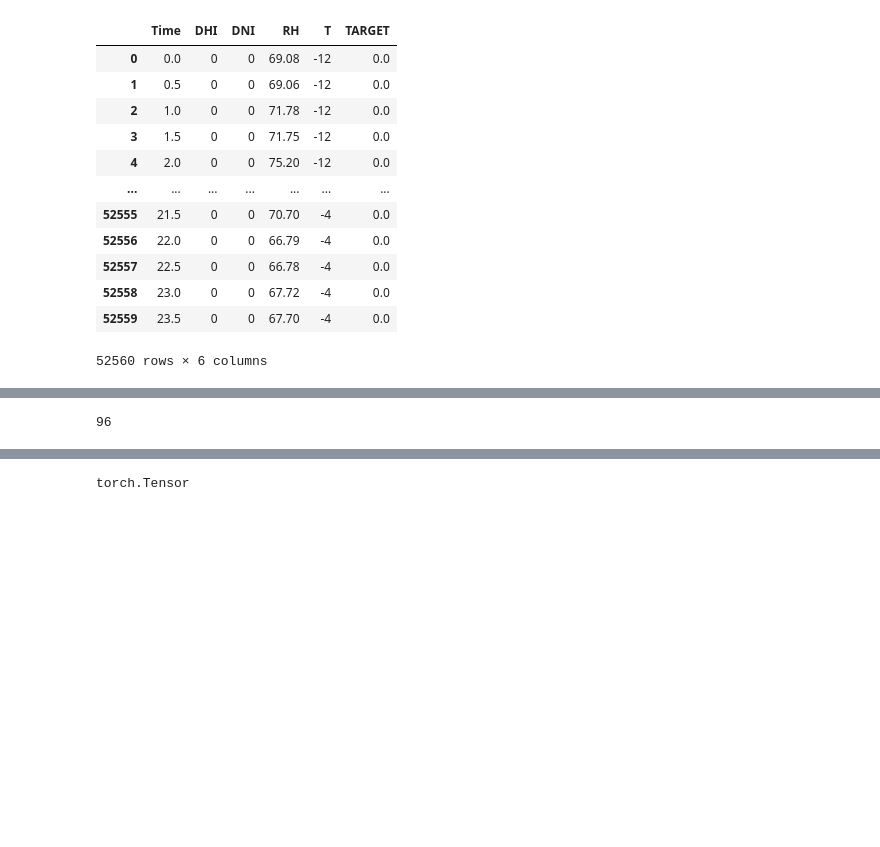
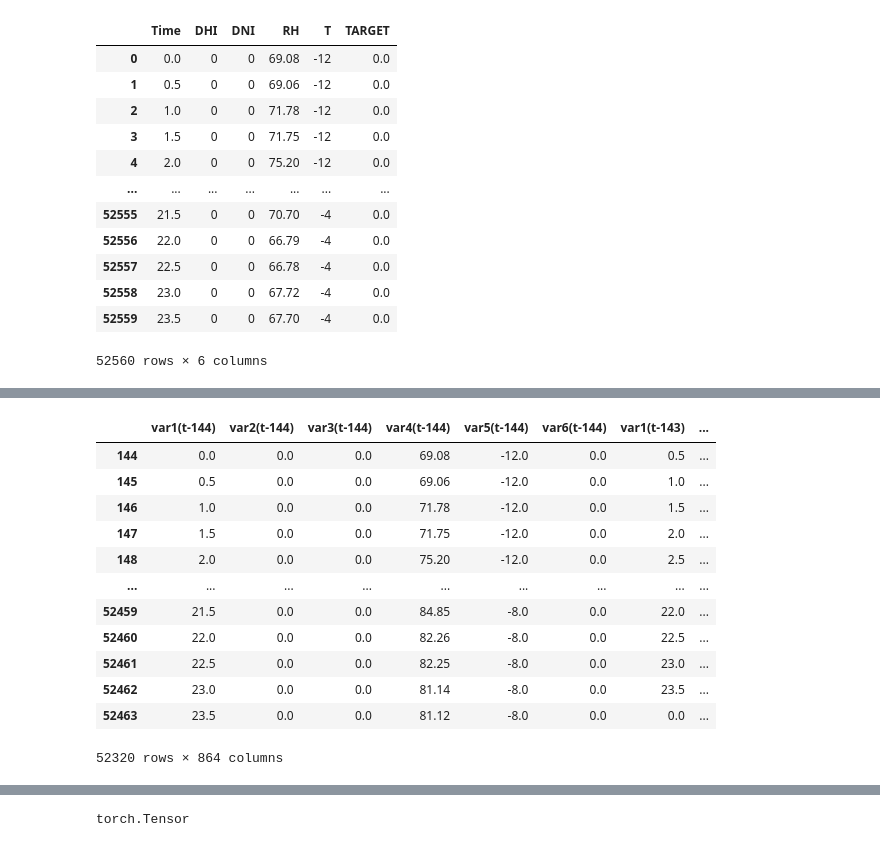
Before and after one commit to marvelous-koala/unlimited_power, a Jupyter notebook: GB_jy1.ipynb, the cells around one changed output, grey strips where cells are left out. Cells and saved outputs as stored; diff of their text form; code cells hidden in the pictures; blank space fills up the shorter version.

```diff
--- a/GB_jy1.ipynb
+++ b/GB_jy1.ipynb
@@ -110,7 +130,19 @@ dataset2
-# %%
-future_window
-# %% [output]
-96
+# %%
+X
+# %% [output]
+|  | var1(t-144) | var2(t-144) | var3(t-144) | var4(t-144) | var5(t-144) | var6(t-144) | var1(t-143) | ... |
+| 144 | 0.0 | 0.0 | 0.0 | 69.08 | -12.0 | 0.0 | 0.5 | ... |
+| 145 | 0.5 | 0.0 | 0.0 | 69.06 | -12.0 | 0.0 | 1.0 | ... |
+| 146 | 1.0 | 0.0 | 0.0 | 71.78 | -12.0 | 0.0 | 1.5 | ... |
+| 147 | 1.5 | 0.0 | 0.0 | 71.75 | -12.0 | 0.0 | 2.0 | ... |
+| 148 | 2.0 | 0.0 | 0.0 | 75.20 | -12.0 | 0.0 | 2.5 | ... |
+| ... | ... | ... | ... | ... | ... | ... | ... | ... |
+| 52459 | 21.5 | 0.0 | 0.0 | 84.85 | -8.0 | 0.0 | 22.0 | ... |
+| 52460 | 22.0 | 0.0 | 0.0 | 82.26 | -8.0 | 0.0 | 22.5 | ... |
+| 52461 | 22.5 | 0.0 | 0.0 | 82.25 | -8.0 | 0.0 | 23.0 | ... |
+| 52462 | 23.0 | 0.0 | 0.0 | 81.14 | -8.0 | 0.0 | 23.5 | ... |
+| 52463 | 23.5 | 0.0 | 0.0 | 81.12 | -8.0 | 0.0 | 0.0 | ... |
+52320 rows × 864 columns
 # %%
 # train_X, train_y, test_X, test_y로 분리하는 함수.
 
```
Also changed, not shown: parts of 19 cells of this notebook, 1 other file.
